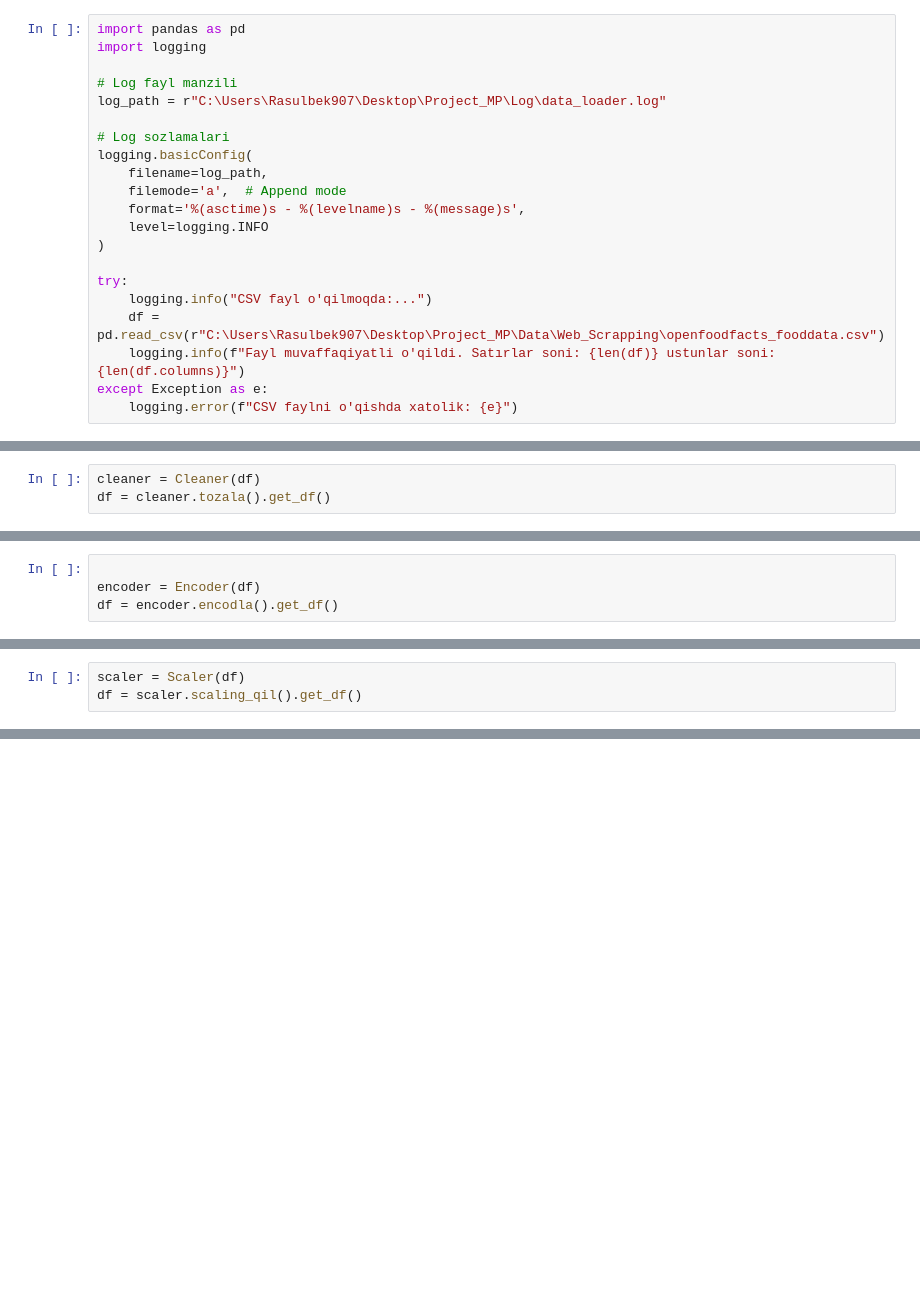
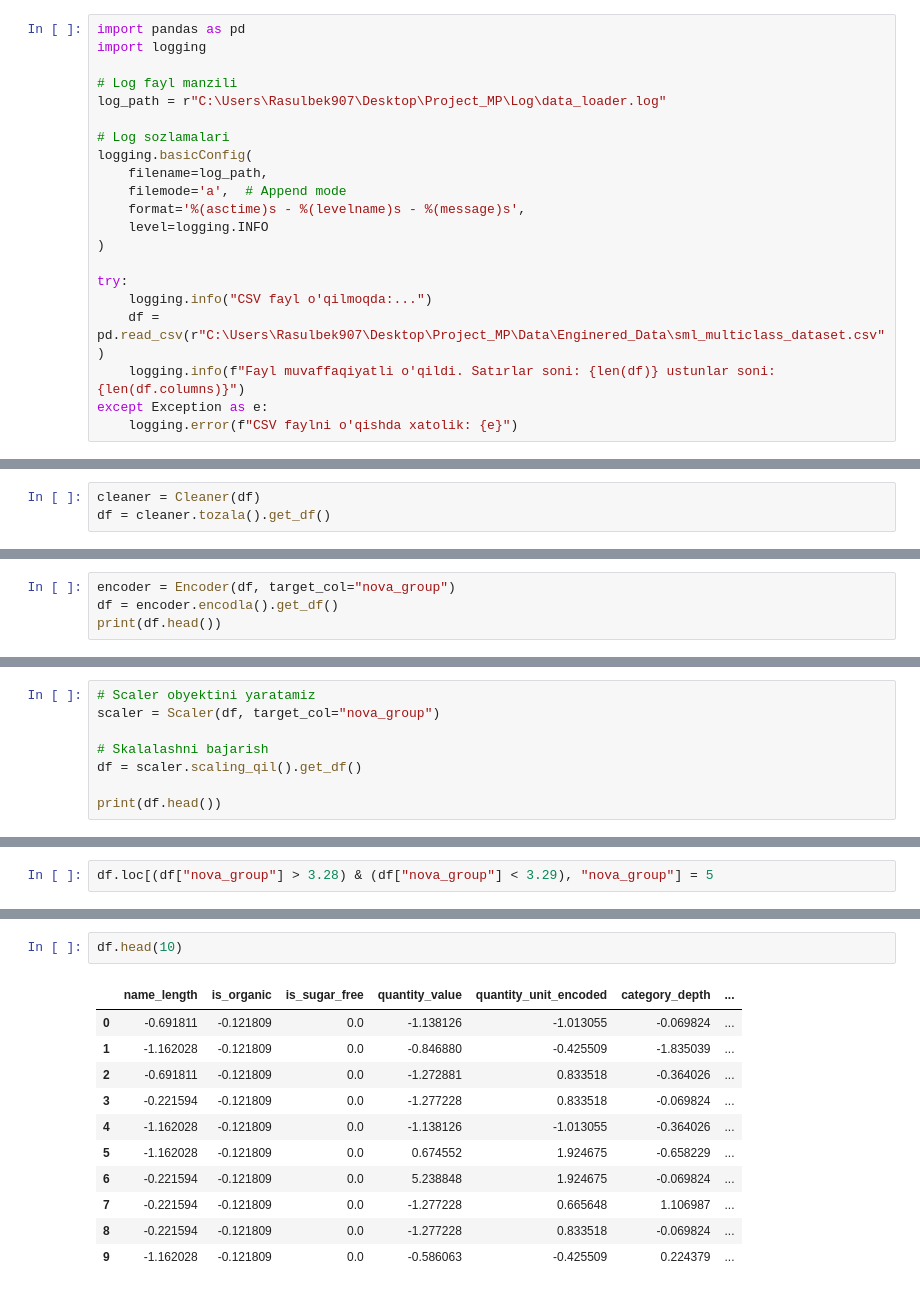
Before and after one commit to rasulbekdeveloper907/Colories_Classification, a Jupyter notebook: Notebooks/data_preprosessing.ipynb, the cells around one changed output, grey strips where cells are left out. Cells and saved outputs as stored; diff of their text form; blank space fills up the shorter version.

```diff
--- a/Notebooks/data_preprosessing.ipynb
+++ b/Notebooks/data_preprosessing.ipynb
@@ -15,7 +15,7 @@ logging.basicConfig(
 
 try:
     logging.info("CSV fayl o'qilmoqda:...")
-    df = pd.read_csv(r"C:\Users\Rasulbek907\Desktop\Project_MP\Data\Web_Scrapping\openfoodfacts_fooddata.csv")
+    df = pd.read_csv(r"C:\Users\Rasulbek907\Desktop\Project_MP\Data\Enginered_Data\sml_multiclass_dataset.csv")
     logging.info(f"Fayl muvaffaqiyatli o'qildi. Satırlar soni: {len(df)} ustunlar soni: {len(df.columns)}")
 except Exception as e:
     logging.error(f"CSV faylni o'qishda xatolik: {e}")
@@ -97,4 +86,4 @@ df_cleaned.to_csv(r"C:\Users\Rasulbek907\Desktop\Project_MP\Data\Preprosessed\mi
 # %%
-
-encoder = Encoder(df)
+encoder = Encoder(df, target_col="nova_group")
 df = encoder.encodla().get_df()
+print(df.head())
@@ -104,3 +111,8 @@ df.info()
 # %%
-scaler = Scaler(df)
+# Scaler obyektini yaratamiz
+scaler = Scaler(df, target_col="nova_group")
+
+# Skalalashni bajarish
 df = scaler.scaling_qil().get_df()
+
+print(df.head())
@@ -109,0 +153,2 @@ df.head()
+# %%
+df.loc[(df["nova_group"] > 3.28) & (df["nova_group"] < 3.29), "nova_group"] = 5
@@ -110,2 +159,16 @@ df.head()
+# %%
+df.head(10)
+# %% [output]
+|  | name_length | is_organic | is_sugar_free | quantity_value | quantity_unit_encoded | category_depth | ... |
+| 0 | -0.691811 | -0.121809 | 0.0 | -1.138126 | -1.013055 | -0.069824 | ... |
+| 1 | -1.162028 | -0.121809 | 0.0 | -0.846880 | -0.425509 | -1.835039 | ... |
+| 2 | -0.691811 | -0.121809 | 0.0 | -1.272881 | 0.833518 | -0.364026 | ... |
+| 3 | -0.221594 | -0.121809 | 0.0 | -1.277228 | 0.833518 | -0.069824 | ... |
+| 4 | -1.162028 | -0.121809 | 0.0 | -1.138126 | -1.013055 | -0.364026 | ... |
+| 5 | -1.162028 | -0.121809 | 0.0 | 0.674552 | 1.924675 | -0.658229 | ... |
+| 6 | -0.221594 | -0.121809 | 0.0 | 5.238848 | 1.924675 | -0.069824 | ... |
+| 7 | -0.221594 | -0.121809 | 0.0 | -1.277228 | 0.665648 | 1.106987 | ... |
+| 8 | -0.221594 | -0.121809 | 0.0 | -1.277228 | 0.833518 | -0.069824 | ... |
+| 9 | -1.162028 | -0.121809 | 0.0 | -0.586063 | -0.425509 | 0.224379 | ... |
 # %%
 
```
Also changed, not shown: parts of 14 cells of this notebook, 3 other files.
